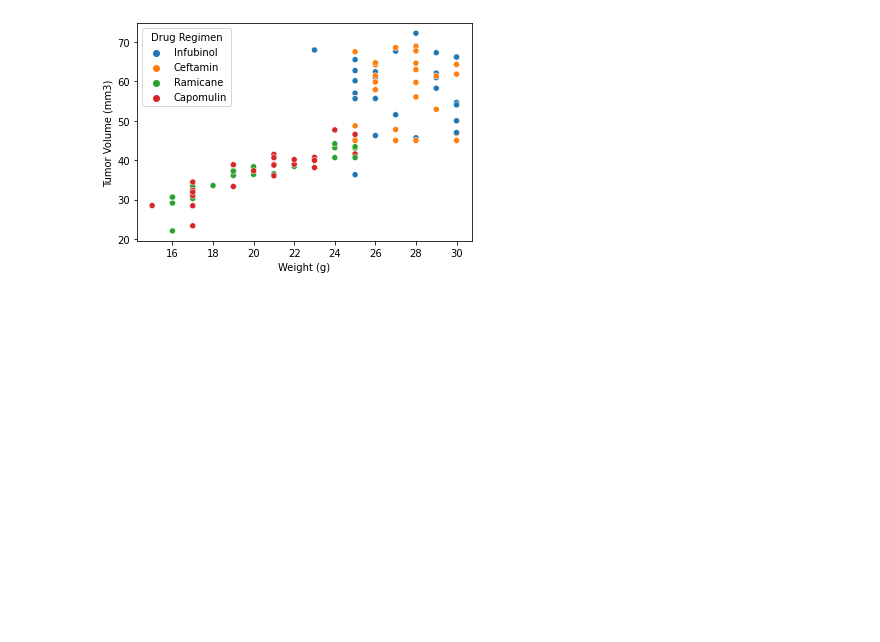
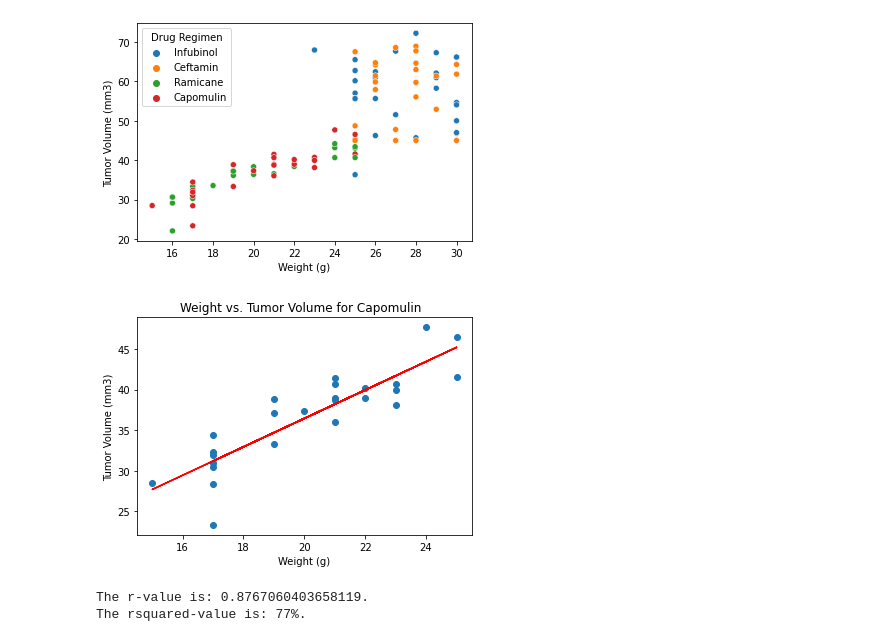
Before and after one commit to KellyPared/matplotlib-challenge, a Jupyter notebook: pymaceuticals.ipynb, the cells around one changed output. Cells and saved outputs as stored; diff of their text form; code cells hidden in the pictures; blank space fills up the shorter version.

Commit message:
Linear regression

```diff
--- a/pymaceuticals.ipynb
+++ b/pymaceuticals.ipynb
@@ -435,3 +436,31 @@ weight_ax1 = sns.scatterplot(data=df4, x='Weight (g)',y='Tumor Volume (mm3)')
 all_weight_ax1 = sns.scatterplot(data=df3, x='Weight (g)',y='Tumor Volume (mm3)',hue='Drug Regimen')
 # %% [output]
 [figure]
+# %%
+#Correlation and Regression calculated for mouse weight and average tumour volume for the Capomulin regimen.
+mouse_weight = df4['Weight (g)']
+average_tumor = df4['Tumor Volume (mm3)']
+
+x_values = mouse_weight
+y_values = average_tumor
+slope, intercept, r, p, se = linregress(x_values, y_values)
+#print(slope,intercept, r, p, se )
+
+regress_values = x_values * slope + intercept
+#print(regress_values)
+line_eq = f'y = {str(round(slope,2))} x + {str(round(intercept,2))}'
+
+#return line_eq
+plt.scatter(x_values, y_values)
+plt.plot(x_values, regress_values, "r-")
+#plt.annotate(line_eq,(x_,y_),fontsize=15,color='red')
+plt.xlabel("Weight (g)")
+plt.ylabel("Tumor Volume (mm3)")
+plt.title(f'Weight vs. Tumor Volume for Capomulin  ')
+plt.show()
+print(f'The r-value is: {r}.')
+print(f'The rsquared-value is: {round((r*r)*100)}%.')
+# %% [output]
+[figure, added]
+The r-value is: 0.8767060403658119.
+The rsquared-value is: 77%.
```
Also changed, not shown: parts of 2 cells of this notebook.
